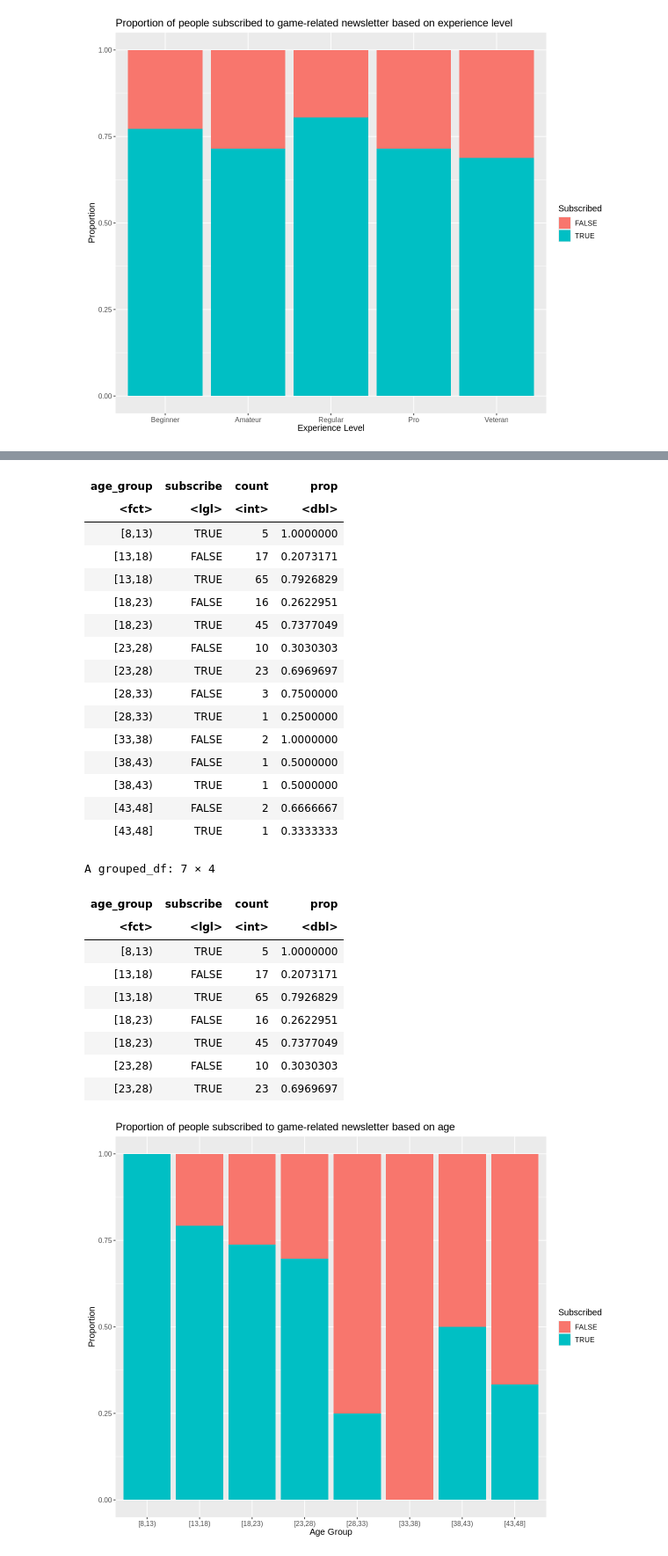
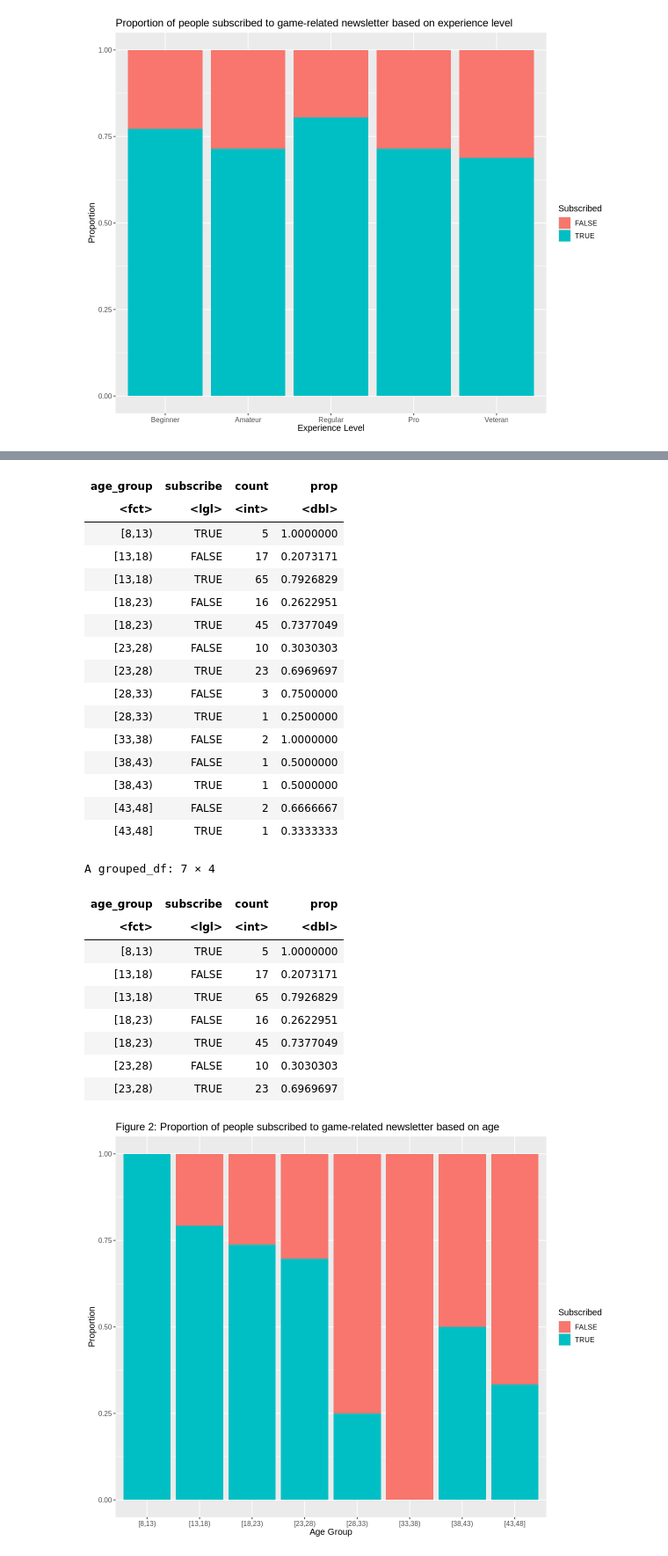
Before and after one commit to aposton2312/dsci100projecty, a Jupyter notebook: project.ipynb, the cells around one changed output, grey strips where cells are left out. Shown at 88% size. Saved outputs shown, nothing was run; the diff lists cells and outputs as text; code cells hidden in the pictures.

```diff
--- a/project.ipynb
+++ b/project.ipynb
@@ -215,7 +215,7 @@ options(repr.plot.width=10, repr.plot.height=8)
 age_plot<- players_age |>
 ggplot(aes(x=age_group, y=count, fill=subscribe)) +
 geom_bar(stat="identity", position="fill")+
-labs(x="Age Group", y="Proportion", title="Proportion of people subscribed to game-related newsletter based on age", fill="Subscribed")+
+labs(x="Age Group", y="Proportion", title="Figure 2: Proportion of people subscribed to game-related newsletter based on age", fill="Subscribed")+
 theme(text=element_text(size=12))
 age_plot
 
@@ -223,35 +223,35 @@ options(repr.plot.width=10, repr.plot.height=8)
 age_plot_filtered<- players_age_best |>
 ggplot(aes(x=age_group, y=count, fill=subscribe)) +
 geom_bar(stat="identity", position="fill")+
-labs(x="Age Group", y="Proportion", title="Proportion of people subscribed to game-related newsletter based on age", fill="Subscribed")+
+labs(x="Age Group", y="Proportion", title="Figure 3: Proportion of people subscribed to game-related newsletter based on age", fill="Subscribed")+
 theme(text=element_text(size=12))
 age_plot_filtered
 # %% [output]
 A grouped_df: 14 × 4
 | age_group | subscribe | count | prop |
 | <fct> | <lgl> | <int> | <dbl> |
 | [8,13) | TRUE | 5 | 1.0000000 |
 | [13,18) | FALSE | 17 | 0.2073171 |
 | [13,18) | TRUE | 65 | 0.7926829 |
 | [18,23) | FALSE | 16 | 0.2622951 |
 | [18,23) | TRUE | 45 | 0.7377049 |
 | [23,28) | FALSE | 10 | 0.3030303 |
 | [23,28) | TRUE | 23 | 0.6969697 |
 | [28,33) | FALSE | 3 | 0.7500000 |
 | [28,33) | TRUE | 1 | 0.2500000 |
 | [33,38) | FALSE | 2 | 1.0000000 |
 | [38,43) | FALSE | 1 | 0.5000000 |
 | [38,43) | TRUE | 1 | 0.5000000 |
 | [43,48] | FALSE | 2 | 0.6666667 |
 | [43,48] | TRUE | 1 | 0.3333333 |
 A grouped_df: 7 × 4
 | age_group | subscribe | count | prop |
 | <fct> | <lgl> | <int> | <dbl> |
 | [8,13) | TRUE | 5 | 1.0000000 |
 | [13,18) | FALSE | 17 | 0.2073171 |
 | [13,18) | TRUE | 65 | 0.7926829 |
 | [18,23) | FALSE | 16 | 0.2622951 |
 | [18,23) | TRUE | 45 | 0.7377049 |
 | [23,28) | FALSE | 10 | 0.3030303 |
 | [23,28) | TRUE | 23 | 0.6969697 |
-[figure, old version]
+[figure, new version]
```
Also changed, not shown: parts of 7 cells of this notebook.
